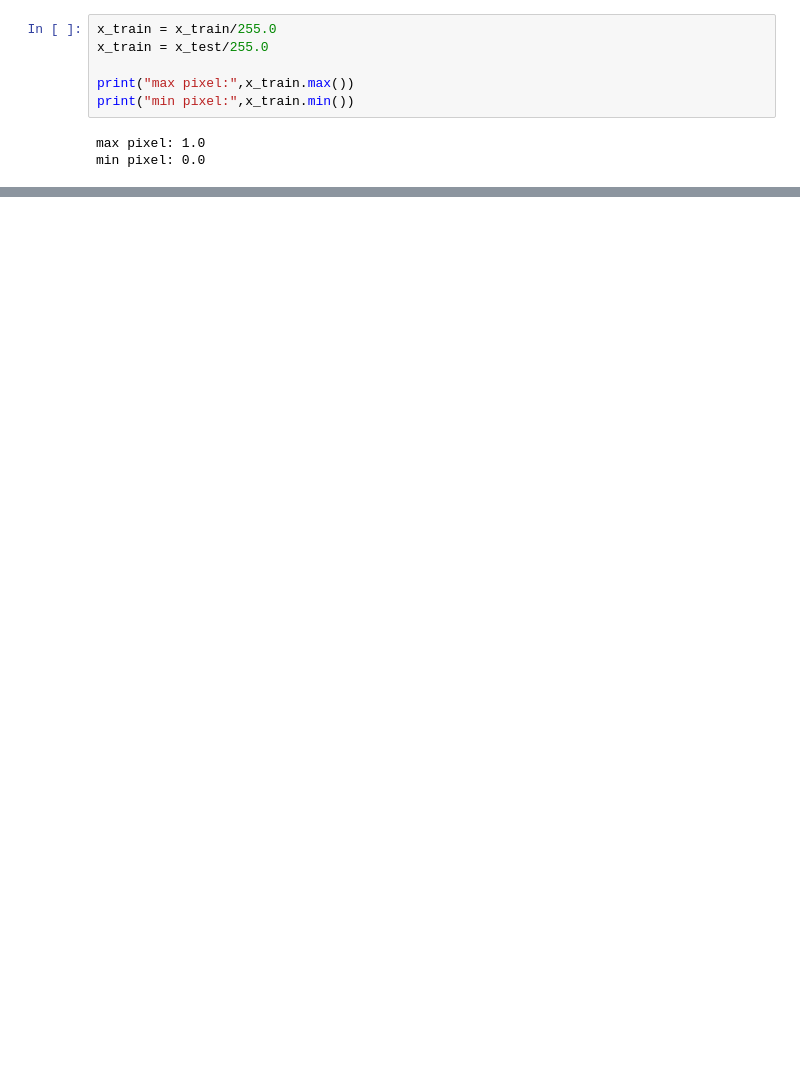
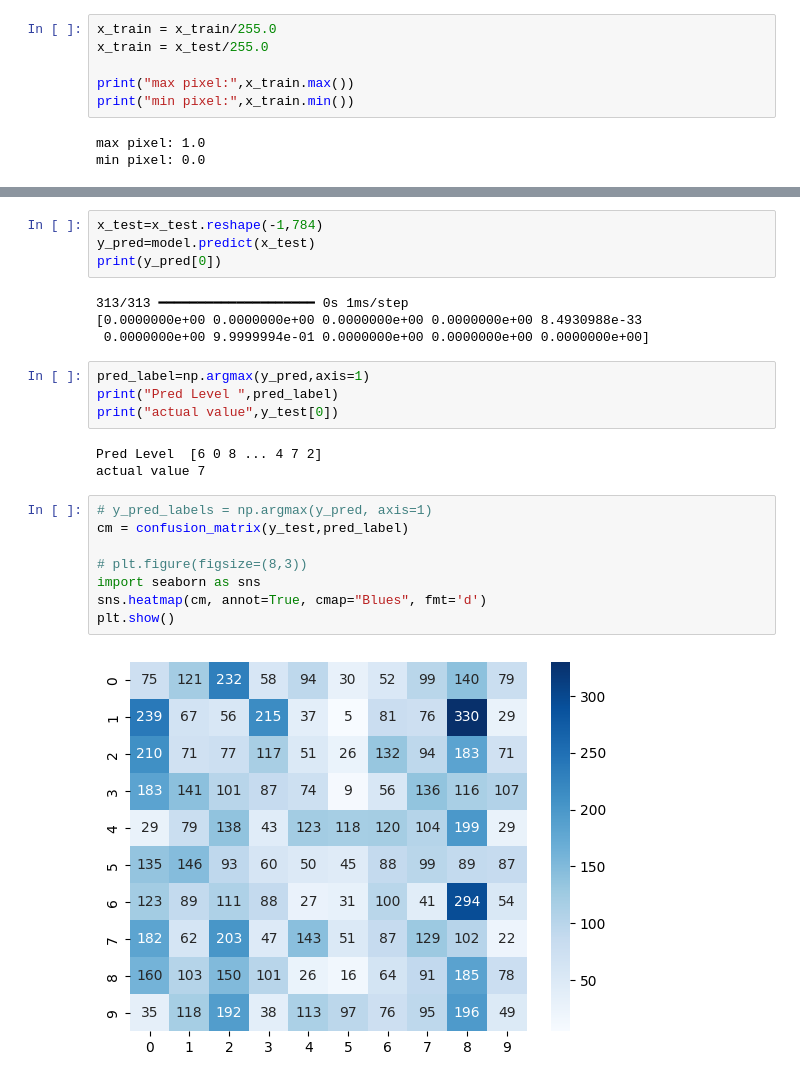
Before and after one commit to Shiva-Kumar-S-M/AI-Based-Remote-Physiotherapy-and-Rehabilitation-Assistant, a Jupyter notebook: deepLearning.ipynb, the cells around one changed output, grey strips where cells are left out. Drawn from its saved outputs; the diff is of its cells as text; blank space fills up the shorter version.

```diff
--- a/deepLearning.ipynb
+++ b/deepLearning.ipynb
@@ -58,0 +125,25 @@ min pixel: 0.0
+# %%
+x_test=x_test.reshape(-1,784)
+y_pred=model.predict(x_test)
+print(y_pred[0])
+# %% [output]
+313/313 ━━━━━━━━━━━━━━━━━━━━ 0s 1ms/step
+[0.0000000e+00 0.0000000e+00 0.0000000e+00 0.0000000e+00 8.4930988e-33
+ 0.0000000e+00 9.9999994e-01 0.0000000e+00 0.0000000e+00 0.0000000e+00]
+# %%
+pred_label=np.argmax(y_pred,axis=1)
+print("Pred Level ",pred_label)
+print("actual value",y_test[0])
+# %% [output]
+Pred Level  [6 0 8 ... 4 7 2]
+actual value 7
+# %%
+# y_pred_labels = np.argmax(y_pred, axis=1)
+cm = confusion_matrix(y_test,pred_label)
+
+# plt.figure(figsize=(8,3))
+import seaborn as sns
+sns.heatmap(cm, annot=True, cmap="Blues", fmt='d')
+plt.show()
+# %% [output]
+[figure, added]
```
Also changed, not shown: parts of 9 cells of this notebook.
